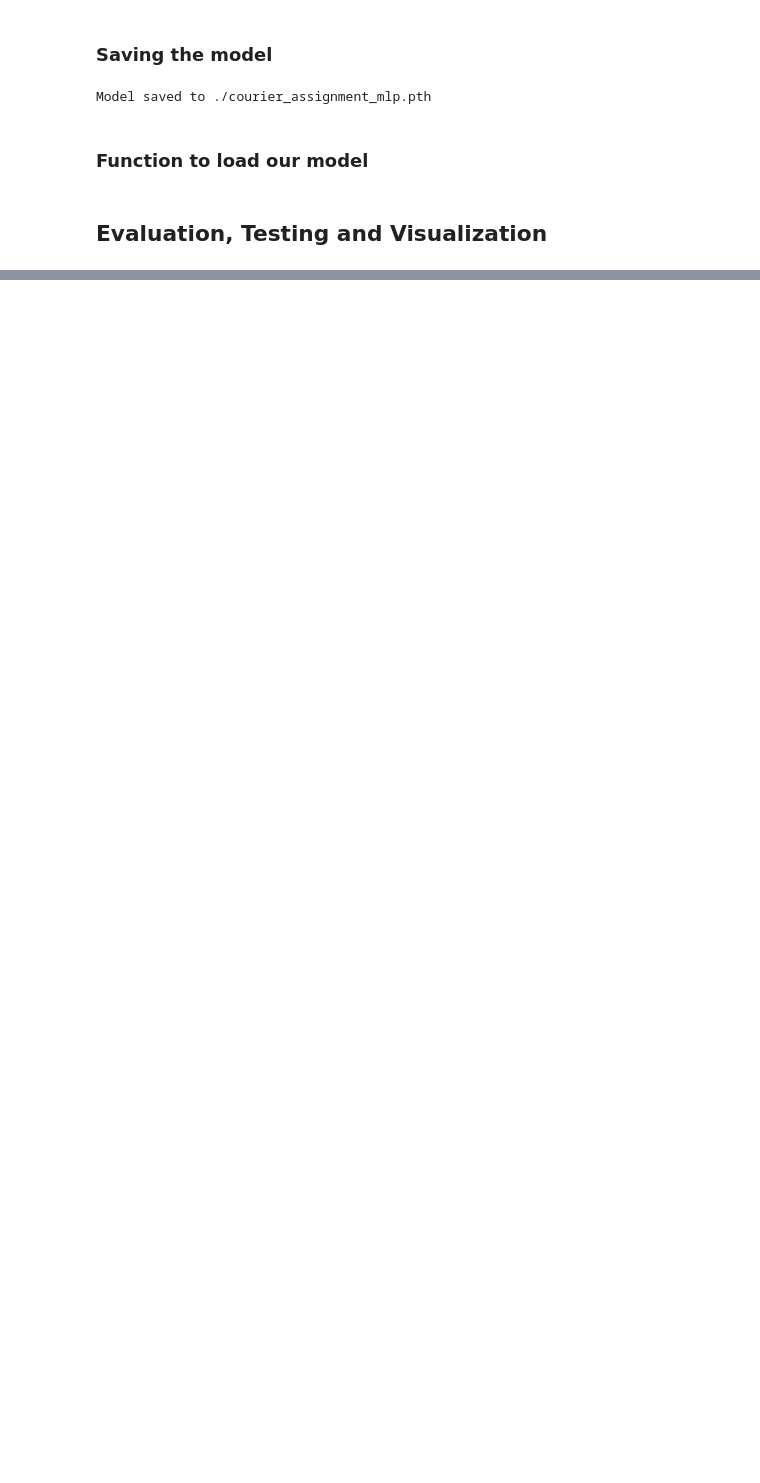
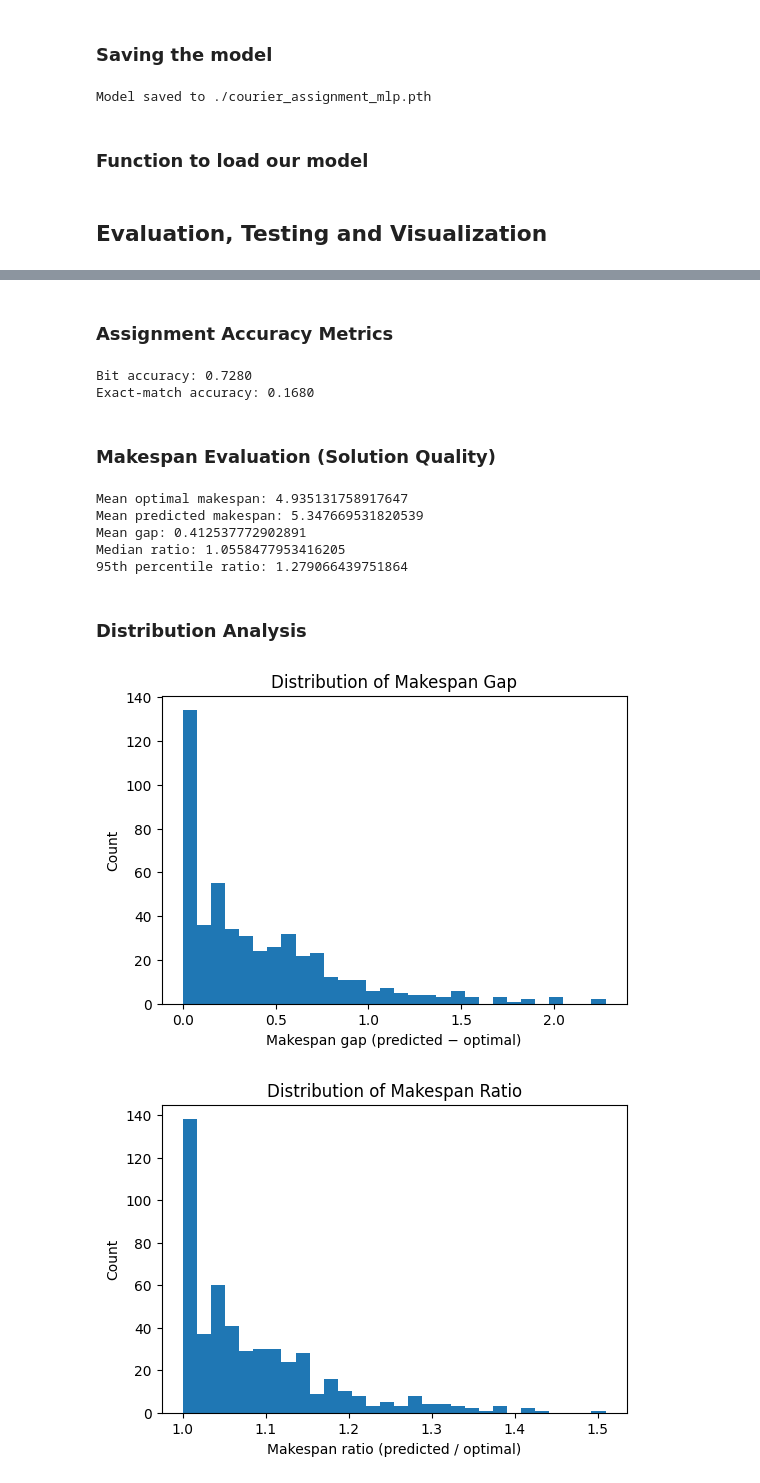
Before and after one commit to justverena/Transportation_and_delivery_scheduling, a Jupyter notebook: DL_final.ipynb, the cells around one changed output, grey strips where cells are left out. Drawn from its saved outputs; the diff is of its cells as text; code cells hidden in the pictures; blank space fills up the shorter version.

Commit message:
last commit on evaluation part

```diff
--- a/DL_final.ipynb
+++ b/DL_final.ipynb
@@ -466,0 +488,70 @@ def load_trained_model(model_class, N, model_path, device="cpu"):
+# %% [markdown]
+### Assignment Accuracy Metrics
+# %%
+def predict_assignments(model, X, device="cpu", threshold=0.5):
+    model.eval()
+    preds = []
+    with torch.no_grad():
+        xb = torch.tensor(X, device=device)
+        logits = model(xb)
+        probs = torch.sigmoid(logits).cpu().numpy()
+        preds = (probs >= threshold).astype(np.int64)
+    return preds
+
+y_pred = predict_assignments(model, X_test, device=device)
+
+bit_accuracy = (y_pred == y_test).mean()
+exact_accuracy = (y_pred == y_test).all(axis=1).mean()
+
+print(f"Bit accuracy: {bit_accuracy:.4f}")
+print(f"Exact-match accuracy: {exact_accuracy:.4f}")
+# %% [output]
+Bit accuracy: 0.7280
+Exact-match accuracy: 0.1680
+# %% [markdown]
+### Makespan Evaluation (Solution Quality)
+# %%
+depot = (0.0, 0.0)
+
+def makespan(x_flat, assignment):
+    pts = x_flat.reshape(N, 2).tolist()
+    A = [pts[i] for i in range(N) if assignment[i] == 0]
+    B = [pts[i] for i in range(N) if assignment[i] == 1]
+    return max(nn_route_length(depot, A), nn_route_length(depot, B))
+
+ms_opt = np.array([makespan(X_test[i], y_test[i]) for i in range(len(X_test))])
+ms_pred = np.array([makespan(X_test[i], y_pred[i]) for i in range(len(X_test))])
+
+gap = ms_pred - ms_opt
+ratio = ms_pred / (ms_opt + 1e-9)
+
+print("Mean optimal makespan:", ms_opt.mean())
+print("Mean predicted makespan:", ms_pred.mean())
+print("Mean gap:", gap.mean())
+print("Median ratio:", np.median(ratio))
+print("95th percentile ratio:", np.percentile(ratio, 95))
+# %% [output]
+Mean optimal makespan: 4.935131758917647
+Mean predicted makespan: 5.347669531820539
+Mean gap: 0.412537772902891
+Median ratio: 1.0558477953416205
+95th percentile ratio: 1.279066439751864
+# %% [markdown]
+### Distribution Analysis
+# %%
+plt.figure(figsize=(6,4))
+plt.hist(gap, bins=30)
+plt.xlabel("Makespan gap (predicted − optimal)")
+plt.ylabel("Count")
+plt.title("Distribution of Makespan Gap")
+plt.show()
+
+plt.figure(figsize=(6,4))
+plt.hist(ratio, bins=30)
+plt.xlabel("Makespan ratio (predicted / optimal)")
+plt.ylabel("Count")
+plt.title("Distribution of Makespan Ratio")
+plt.show()
+# %% [output]
+[figure, added]
+[figure, added]
```
Also changed, not shown: parts of 9 cells of this notebook.
